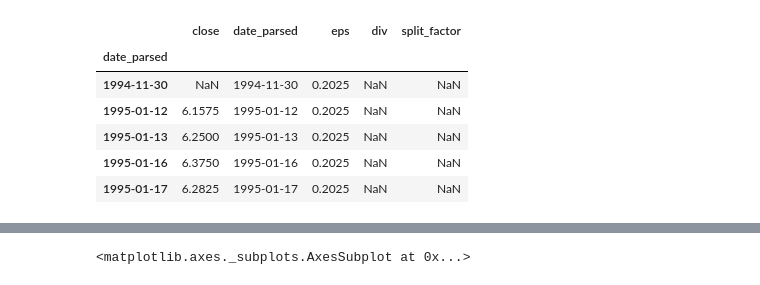
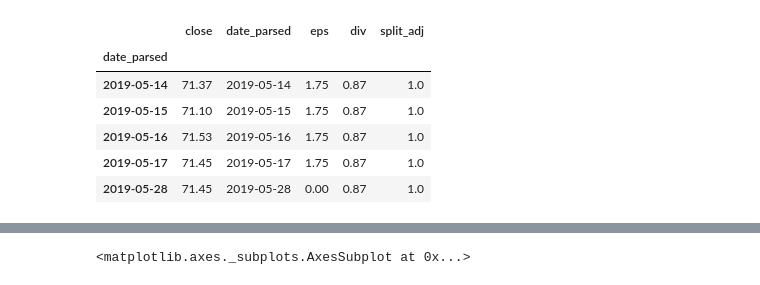
Before and after one commit to ismith1024/Finance-Regression-Analyzer, a Jupyter notebook: bns_evaluation.ipynb, the cells around one changed output, grey strips where cells are left out. Saved outputs shown, nothing was run; the diff lists cells and outputs as text; code cells hidden in the pictures.

```diff
--- a/bns_evaluation.ipynb
+++ b/bns_evaluation.ipynb
@@ -72,14 +59,3 @@ df = df_price.join(df_tmx.set_index('date_parsed'), on = 'date_parsed', how = 'o
 df = df.join(df_divs.set_index('date_parsed'), on = 'date_parsed', how = 'outer', sort = True)
 # %%
 df.fillna(method='ffill', inplace = True)
-
-df.set_index(df['date_parsed'], inplace= True)
-df.head(5)
-# %% [output]
-|  | close | date_parsed | eps | div | split_factor |
-| date_parsed |  |  |  |  |  |
-| 1994-11-30 | NaN | 1994-11-30 | 0.2025 | NaN | NaN |
-| 1995-01-12 | 6.1575 | 1995-01-12 | 0.2025 | NaN | NaN |
-| 1995-01-13 | 6.2500 | 1995-01-13 | 0.2025 | NaN | NaN |
-| 1995-01-16 | 6.3750 | 1995-01-16 | 0.2025 | NaN | NaN |
-| 1995-01-17 | 6.2825 | 1995-01-17 | 0.2025 | NaN | NaN |
@@ -86,3 +66,17 @@ df.head(5)
+# %%
+#split adjustment for current date is 1.0 -- backfill missing values
+
+df.iloc[-1, df.columns.get_loc('split_adj')] = 1.0
+df['split_adj'].fillna(method='bfill', inplace = True)
+df.tail(5)
+# %% [output]
+|  | close | date_parsed | eps | div | split_adj |
+| date_parsed |  |  |  |  |  |
+| 2019-05-14 | 71.37 | 2019-05-14 | 1.75 | 0.87 | 1.0 |
+| 2019-05-15 | 71.10 | 2019-05-15 | 1.75 | 0.87 | 1.0 |
+| 2019-05-16 | 71.53 | 2019-05-16 | 1.75 | 0.87 | 1.0 |
+| 2019-05-17 | 71.45 | 2019-05-17 | 1.75 | 0.87 | 1.0 |
+| 2019-05-28 | 71.45 | 2019-05-28 | 0.00 | 0.87 | 1.0 |
 # %%
 #this is for current quarter only - go back and fill the TTM on df_earnings and df_divs
 df['pe'] = 0.0
```
Also changed, not shown: parts of 13 cells of this notebook.
